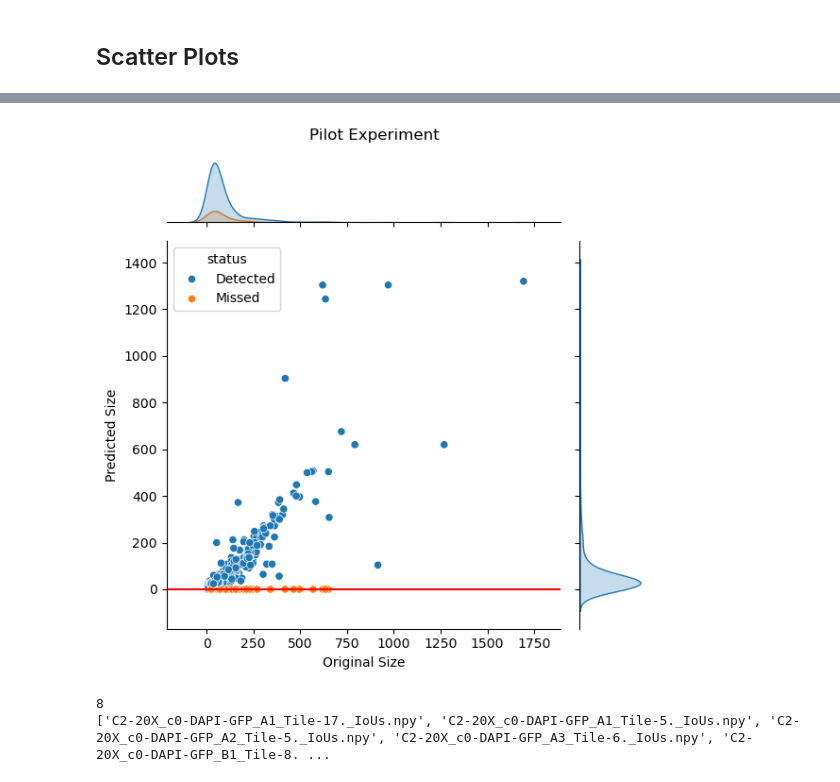
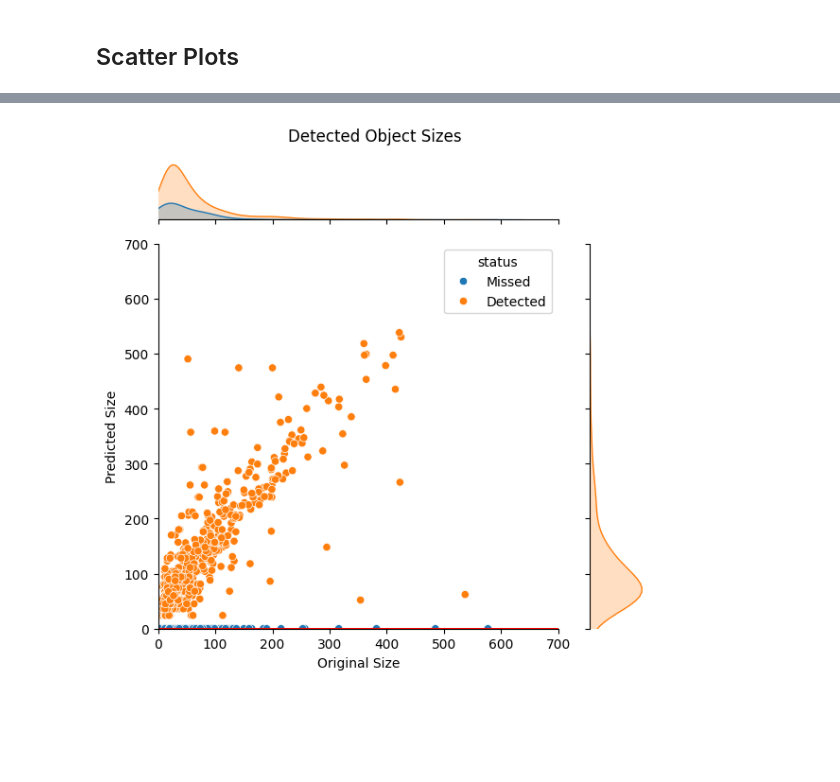
Before and after one commit to CaicedoLab/micronuclei-detection, a Jupyter notebook: figures/object-size.ipynb, the cells around one changed output, grey strips where cells are left out. Drawn from its saved outputs; the diff is of its cells as text; code cells hidden in the pictures; blank space fills up the shorter version.

Commit message:
finished object size figure

```diff
--- a/figures/object-size.ipynb
+++ b/figures/object-size.ipynb
@@ -131,3 +96,0 @@ array([ 0,  1,  2,  3,  4,  5,  6,  7,  8,  9, 10, 11, 12, 13, 14, 15, 16,
-# %%
-gti = skimage.morphology.label(gt)
-np.unique(gti)
@@ -387,7 +172,8 @@ for file in files:
 # %% [markdown]
 ## Save 18 images of real size vs detected size scatter plots
 # %%
-filelist = os.listdir(DIRECTORY + OUTPUT_DIR)
+path = '/scr/yren/figure3/IoUs/'
+filelist = os.listdir(path)
 IoU_files = [file for file in filelist if file.endswith('._IoUs.npy')]
 # %%
 print(len(IoU_files))
@@ -435,7 +183,0 @@ print(matches[6,1])
-# %%
-# Verify if rows are the ground truth labels
-imid = IoU_files[0].split('.')[0]
-mn_gt = mnds.read_micronuclei_masks(DIRECTORY, imid, SCALE_FACTOR)
-gti_example = skimage.morphology.label(mn_gt)
-print(len(np.unique(gti_example)))
-print(matches.shape) # it is 83 because the background is label 0, which we do not consider
@@ -531,17 +186,24 @@ pilot
 # %%
+path = '/scr/yren/figure3/IoUs/'
+DIRECTORY = '/scr/yren/micronuclei-detection/src/dinomn/all_data_micronuclei_no_rescale/validation'
+OUTPUT_DIR = '/model_output/output/'
+SCALE_FACTOR = 1.0
+THRESHOLD = 0.5
+
 import pandas as pd
 
-df_pilot = pd.DataFrame(columns = ['original_area', 'predicted_area', 'status'])
+df = pd.DataFrame(columns = ['original_area', 'predicted_area', 'status'])
 
-for i in range(len(pilot)):
-    path = DIRECTORY + OUTPUT_DIR + pilot[i]
-    matches = np.load(path)
+for i in range(len(IoU_files)):
+    IoU_path = path + IoU_files[i]
+    matches = np.load(IoU_path)
     matches = matches[:,:-1] # remove last column which is ratio
 
-    imid = pilot[i].split('.')[0]
-    prob = np.load(f'{DIRECTORY}{OUTPUT_DIR}{imid}._probabilities.npy')
-    mn_pred = prob[0,:,:] > THRESHOLD
-    mn_gt = mnds.read_micronuclei_masks(DIRECTORY, imid, SCALE_FACTOR)
+    imid = IoU_files[i].split('.')[0]
+    mn_pred = np.load(f'{DIRECTORY}{OUTPUT_DIR}{imid}._probabilities.npy') > THRESHOLD
+
+    mn_gt = mnds.read_image(DIRECTORY, imid, 'phenotype_outlines.png', scale=SCALE_FACTOR)
+    mn_gt = mn_gt > 0
 
     pi = skimage.morphology.label(mn_pred)
     gti = skimage.morphology.label(mn_gt)
@@ -564,6 +226,7 @@ for i in range(len(pilot)):
             status.append('Detected') # detected
 
         else: # ground truth is not predicted by the model
+            label_gt = j + 1
             area_gt = np.sum(gti == label_gt)
             area_pred = 0
 
@@ -572,4 +235,4 @@ for i in range(len(pilot)):
             status.append('Missed') # not detected
 
     df_single_image = pd.DataFrame({'original_area':original_area, 'predicted_area':predicted_area, 'status':status})
-    df_pilot = pd.concat([df_pilot, df_single_image], ignore_index=True)
+    df = pd.concat([df, df_single_image], ignore_index=True)
@@ -592,19 +255,14 @@ df_pilot
 # %%
 import seaborn as sns
 
-pilot_figure = sns.jointplot(data=df_pilot, x='original_area', y='predicted_area', hue='status')
-pilot_figure.figure.suptitle('Pilot Experiment')
+IoU_files_figure = sns.jointplot(data=df, x='original_area', y='predicted_area', hue='status')
+IoU_files_figure.figure.suptitle('Detected Object Sizes')
 plt.axhline(y=0, color='red')
+plt.ylim([0,700])
+plt.xlim([0,700])
 plt.xlabel('Original Size')
 plt.ylabel('Predicted Size')
 plt.tight_layout()
 plt.show()
 # %% [output]
-[figure, old version]
+[figure, new version]
-# %%
-screen = [file for file in IoU_files if file.startswith('C2-')]
-print(len(screen)) # 8 expected
-print(screen)
-# %% [output]
-8
-['C2-20X_c0-DAPI-GFP_A1_Tile-17._IoUs.npy', 'C2-20X_c0-DAPI-GFP_A1_Tile-5._IoUs.npy', 'C2-20X_c0-DAPI-GFP_A2_Tile-5._IoUs.npy', 'C2-20X_c0-DAPI-GFP_A3_Tile-6._IoUs.npy', 'C2-20X_c0-DAPI-GFP_B1_Tile-8. ...
```
Also changed, not shown: parts of 82 cells of this notebook.
